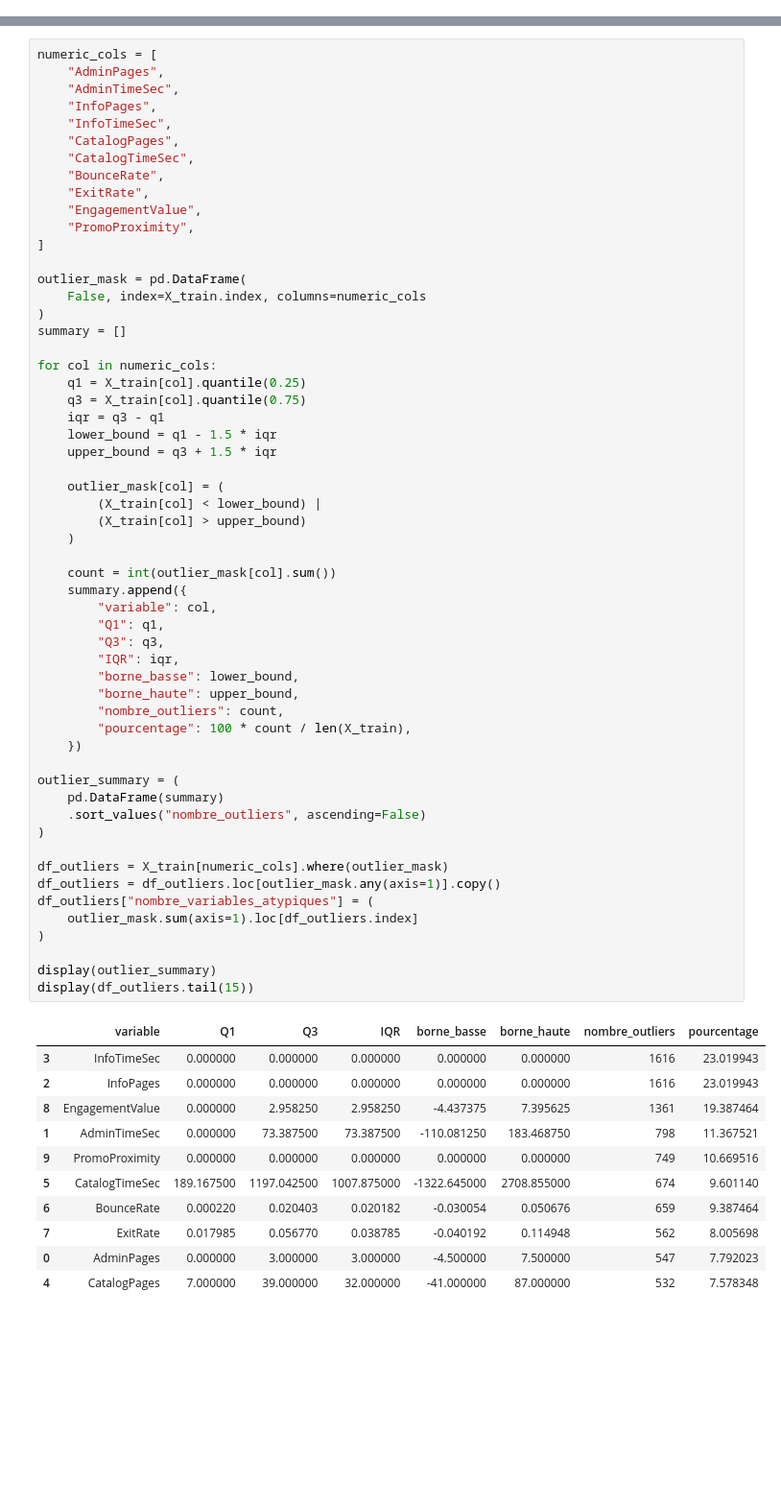
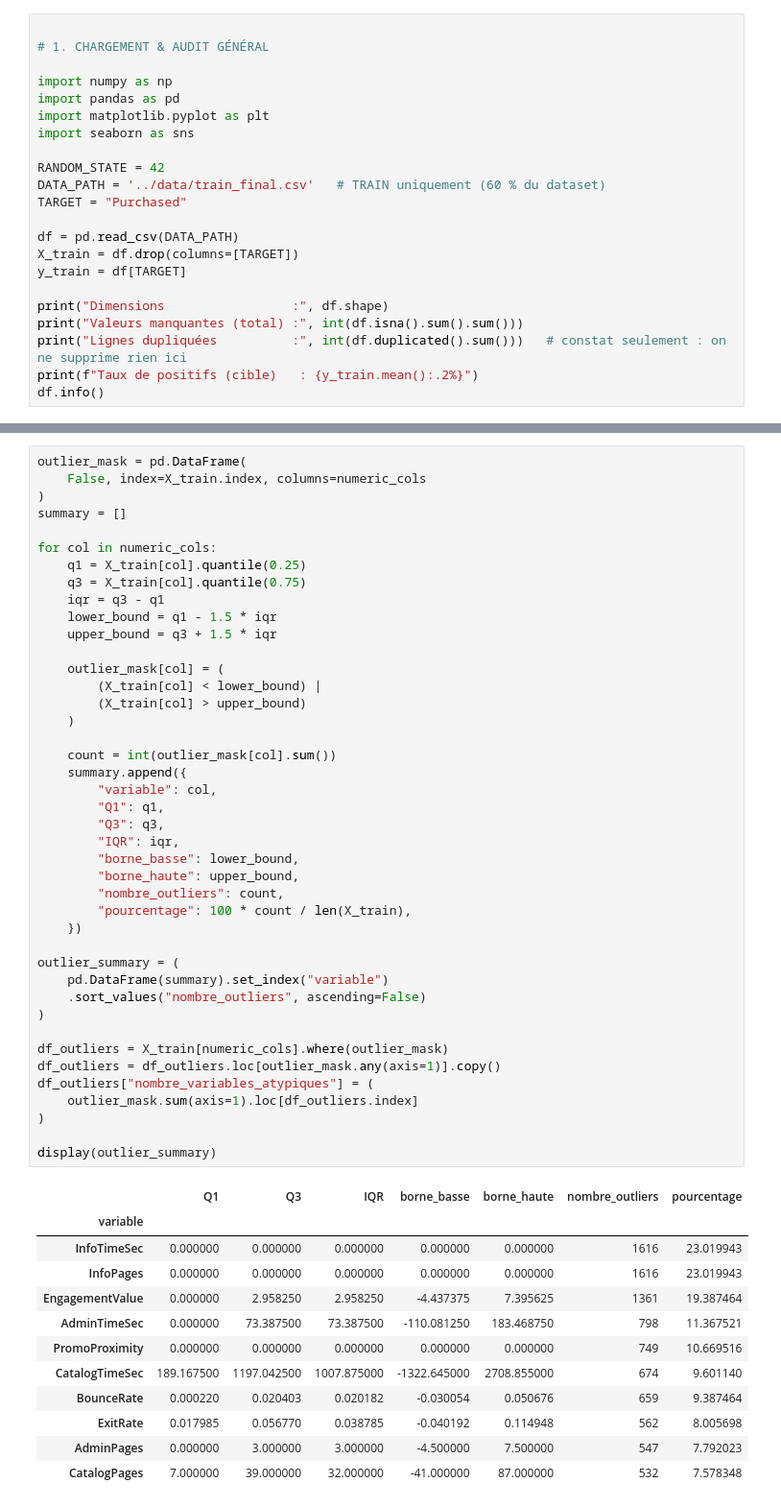
Before and after one commit to SoumiaDahbi/ShopPulse_ILIA_2026, a Jupyter notebook: Projet/notebooks/03_outliers.ipynb, the cells around one changed output, grey strips where cells are left out. Shown at 96% size. Cells and saved outputs as stored; diff of their text form; blank space fills up the shorter version.

Commit message:
cleaning done FINALLY!

```diff
--- a/Projet/notebooks/03_outliers.ipynb
+++ b/Projet/notebooks/03_outliers.ipynb
@@ -50,0 +10,22 @@ df.describe()
+# %%
+
+# 1. CHARGEMENT & AUDIT GÉNÉRAL
+
+import numpy as np
+import pandas as pd
+import matplotlib.pyplot as plt
+import seaborn as sns
+
+RANDOM_STATE = 42
+DATA_PATH = '../data/train_final.csv'   # TRAIN uniquement (60 % du dataset)
+TARGET = "Purchased"
+
+df = pd.read_csv(DATA_PATH)
+X_train = df.drop(columns=[TARGET])
+y_train = df[TARGET]
+
+print("Dimensions                 :", df.shape)
+print("Valeurs manquantes (total) :", int(df.isna().sum().sum()))
+print("Lignes dupliquées          :", int(df.duplicated().sum()))   # constat seulement : on ne supprime rien ici
+print(f"Taux de positifs (cible)   : {y_train.mean():.2%}")
+df.info()
@@ -51,17 +180,4 @@ df.describe()
 # %%
-numeric_cols = [
-    "AdminPages",
-    "AdminTimeSec",
-    "InfoPages",
-    "InfoTimeSec",
-    "CatalogPages",
-    "CatalogTimeSec",
-    "BounceRate",
-    "ExitRate",
-    "EngagementValue",
-    "PromoProximity",
-]
-
 outlier_mask = pd.DataFrame(
     False, index=X_train.index, columns=numeric_cols
 )
@@ -76,43 +192,43 @@ for col in numeric_cols:
 
     outlier_mask[col] = (
         (X_train[col] < lower_bound) |
         (X_train[col] > upper_bound)
     )
 
     count = int(outlier_mask[col].sum())
     summary.append({
         "variable": col,
         "Q1": q1,
         "Q3": q3,
         "IQR": iqr,
         "borne_basse": lower_bound,
         "borne_haute": upper_bound,
         "nombre_outliers": count,
         "pourcentage": 100 * count / len(X_train),
     })
 
 outlier_summary = (
-    pd.DataFrame(summary)
+    pd.DataFrame(summary).set_index("variable")
     .sort_values("nombre_outliers", ascending=False)
 )
 
 df_outliers = X_train[numeric_cols].where(outlier_mask)
 df_outliers = df_outliers.loc[outlier_mask.any(axis=1)].copy()
 df_outliers["nombre_variables_atypiques"] = (
     outlier_mask.sum(axis=1).loc[df_outliers.index]
 )
 
 display(outlier_summary)
-display(df_outliers.tail(15))
 # %% [output]
-|  | variable | Q1 | Q3 | IQR | borne_basse | borne_haute | nombre_outliers | pourcentage |
-| 3 | InfoTimeSec | 0.000000 | 0.000000 | 0.000000 | 0.000000 | 0.000000 | 1616 | 23.019943 |
-| 2 | InfoPages | 0.000000 | 0.000000 | 0.000000 | 0.000000 | 0.000000 | 1616 | 23.019943 |
-| 8 | EngagementValue | 0.000000 | 2.958250 | 2.958250 | -4.437375 | 7.395625 | 1361 | 19.387464 |
-| 1 | AdminTimeSec | 0.000000 | 73.387500 | 73.387500 | -110.081250 | 183.468750 | 798 | 11.367521 |
-| 9 | PromoProximity | 0.000000 | 0.000000 | 0.000000 | 0.000000 | 0.000000 | 749 | 10.669516 |
-| 5 | CatalogTimeSec | 189.167500 | 1197.042500 | 1007.875000 | -1322.645000 | 2708.855000 | 674 | 9.601140 |
-| 6 | BounceRate | 0.000220 | 0.020403 | 0.020182 | -0.030054 | 0.050676 | 659 | 9.387464 |
-| 7 | ExitRate | 0.017985 | 0.056770 | 0.038785 | -0.040192 | 0.114948 | 562 | 8.005698 |
-| 0 | AdminPages | 0.000000 | 3.000000 | 3.000000 | -4.500000 | 7.500000 | 547 | 7.792023 |
-| 4 | CatalogPages | 7.000000 | 39.000000 | 32.000000 | -41.000000 | 87.000000 | 532 | 7.578348 |
+|  | Q1 | Q3 | IQR | borne_basse | borne_haute | nombre_outliers | pourcentage |
+| variable |  |  |  |  |  |  |  |
+| InfoTimeSec | 0.000000 | 0.000000 | 0.000000 | 0.000000 | 0.000000 | 1616 | 23.019943 |
+| InfoPages | 0.000000 | 0.000000 | 0.000000 | 0.000000 | 0.000000 | 1616 | 23.019943 |
+| EngagementValue | 0.000000 | 2.958250 | 2.958250 | -4.437375 | 7.395625 | 1361 | 19.387464 |
+| AdminTimeSec | 0.000000 | 73.387500 | 73.387500 | -110.081250 | 183.468750 | 798 | 11.367521 |
+| PromoProximity | 0.000000 | 0.000000 | 0.000000 | 0.000000 | 0.000000 | 749 | 10.669516 |
+| CatalogTimeSec | 189.167500 | 1197.042500 | 1007.875000 | -1322.645000 | 2708.855000 | 674 | 9.601140 |
+| BounceRate | 0.000220 | 0.020403 | 0.020182 | -0.030054 | 0.050676 | 659 | 9.387464 |
+| ExitRate | 0.017985 | 0.056770 | 0.038785 | -0.040192 | 0.114948 | 562 | 8.005698 |
+| AdminPages | 0.000000 | 3.000000 | 3.000000 | -4.500000 | 7.500000 | 547 | 7.792023 |
+| CatalogPages | 7.000000 | 39.000000 | 32.000000 | -41.000000 | 87.000000 | 532 | 7.578348 |
```
Also changed, not shown: parts of 37 cells of this notebook, 3 other files.
